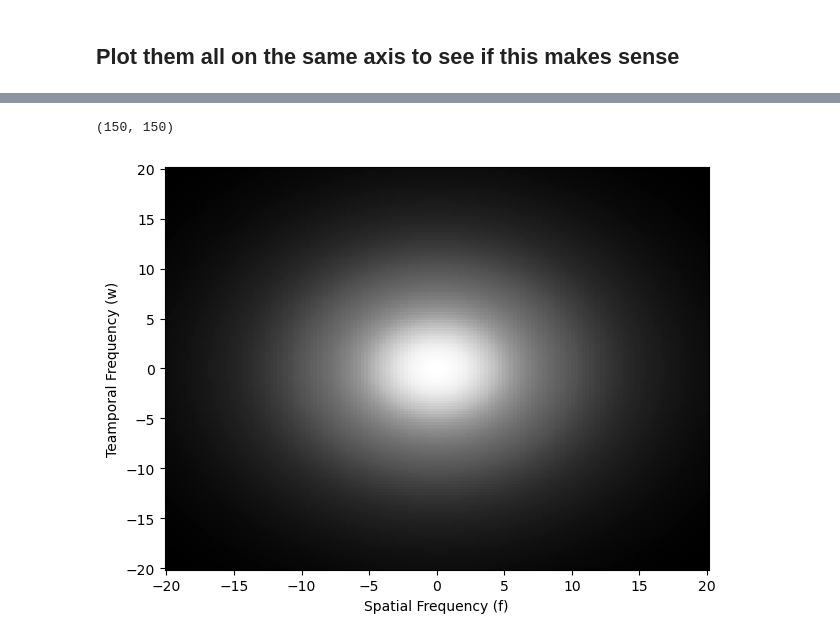
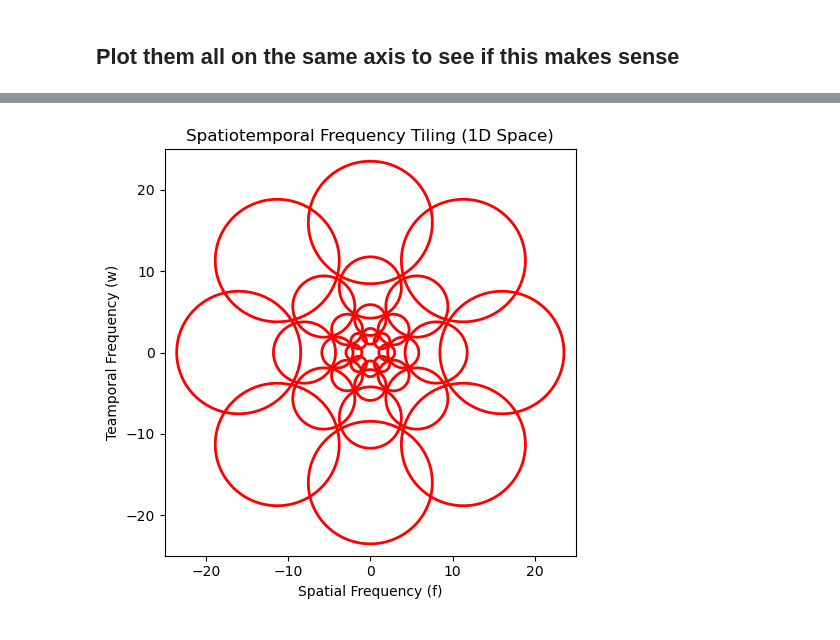
Before and after one commit to vdutell/linearfiltering, a Jupyter notebook: FreqSpaceDefinedFilers.ipynb, the cells around one changed output, grey strips where cells are left out. Cells and saved outputs as stored; diff of their text form; code cells hidden in the pictures.

```diff
--- a/FreqSpaceDefinedFilers.ipynb
+++ b/FreqSpaceDefinedFilers.ipynb
@@ -131,25 +122,22 @@ plt.tight_layout()
-# %%
-grid = np.zeros((150,150))
-
-for i, orientation in enumerate(orientations):
-    for j, scale in enumerate(scales):
-        #create filter
-        filter = polar_gaussian_2d(xs,ys,scale,orientation)
-        #plt.pcolormesh(filter)
-        #plt.colorbar()
-        #plt.show()
-        grid += filter
-
-print(grid.shape)
-#plot it
-#print(len(orientations),len(scales),i,j,i*len(scales)+j+1)
-plt.pcolormesh(space, time, grid, shading='auto',cmap='Greys_r')
-plt.xlabel('Spatial Frequency (f)')
-plt.ylabel('Teamporal Frequency (w)')
-#plt.colorbar()
-plt.tight_layout()
-# %% [output]
-(150, 150)
-[figure, removed]
+# %%
+#plot these all
+fig,ax = plt.subplots(figsize=(5,5))
+for i, orientation in enumerate(orientations):
+    for j, scale in enumerate(scales):
+        #create filter
+        filter = polar_gaussian_2d(xs,ys,scale,orientation)
+        #plot it
+        #plt.contourf(xs, ys, filter, levels=50, cmap='Greys_r')
+        plt.contour(xs, ys, filter, levels=[np.max(filter) / 2], colors='red', linestyles='-', linewidths=2)
+        #plt.pcolormesh(space, time, filter, shading='auto',cmap='Greys_r')
+        #plt.fill_between(x, y, where=((x > half_max_x1) & (x < half_max_x2)), color='gray', alpha=0.5, label='FWHM Area')
+        #plt.axvline(half_max_x1, color='b', linestyle='--', label='FWHM Boundaries')
+plt.xlabel('Spatial Frequency (f)')
+plt.ylabel('Teamporal Frequency (w)')
+plt.title('Spatiotemporal Frequency Tiling (1D Space)')
+#plt.colorbar()
+plt.tight_layout()
+# %% [output]
+[figure, added]
 # %%
 p
```
Also changed, not shown: parts of 6 cells of this notebook, 1 other file.
